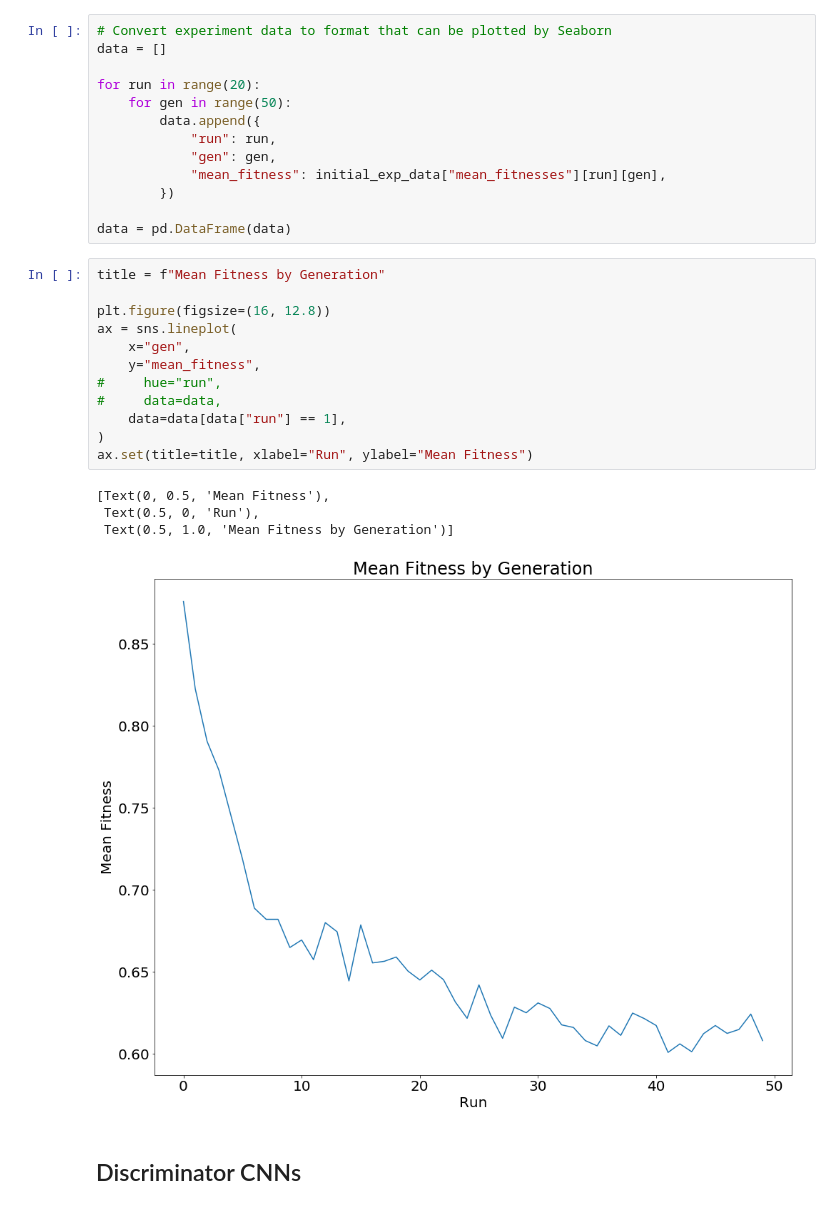
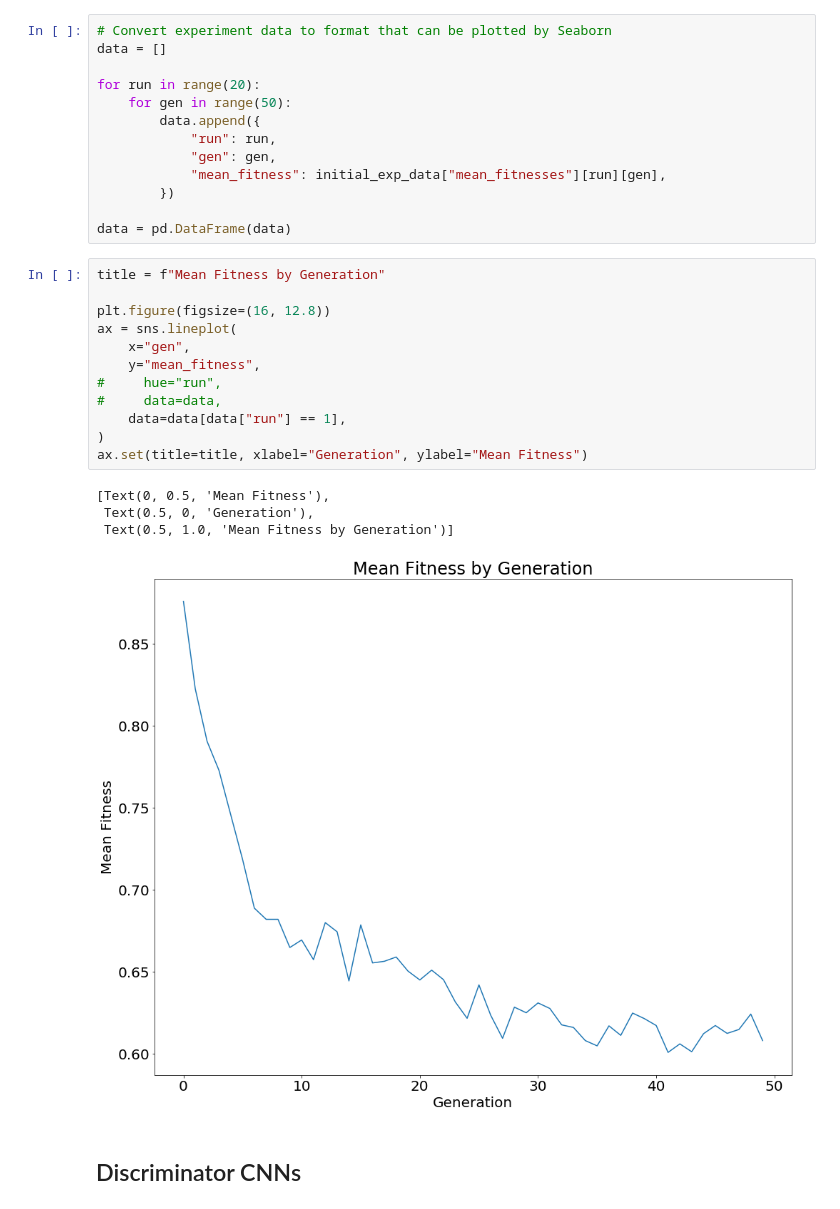
Before and after one commit to SamChatfield/final-year-project, a Jupyter notebook: experiment_results.ipynb, the cells around one changed output. Saved outputs shown, nothing was run; the diff lists cells and outputs as text.

Commit message:
Fix x axis label on mean fitness over generations graph.

```diff
--- a/experiment_results.ipynb
+++ b/experiment_results.ipynb
@@ -69,20 +69,20 @@ data = pd.DataFrame(data)
 # %%
 title = f"Mean Fitness by Generation"
 
 plt.figure(figsize=(16, 12.8))
 ax = sns.lineplot(
     x="gen",
     y="mean_fitness",
 #     hue="run",
 #     data=data,
     data=data[data["run"] == 1],
 )
-ax.set(title=title, xlabel="Run", ylabel="Mean Fitness")
+ax.set(title=title, xlabel="Generation", ylabel="Mean Fitness")
 # %% [output]
 [Text(0, 0.5, 'Mean Fitness'),
- Text(0.5, 0, 'Run'),
+ Text(0.5, 0, 'Generation'),
  Text(0.5, 1.0, 'Mean Fitness by Generation')]
-[figure, old version]
+[figure, new version]
 # %% [markdown]
 ## Discriminator CNNs
 # %% [markdown]
```
Also changed, not shown: 1 other file.
